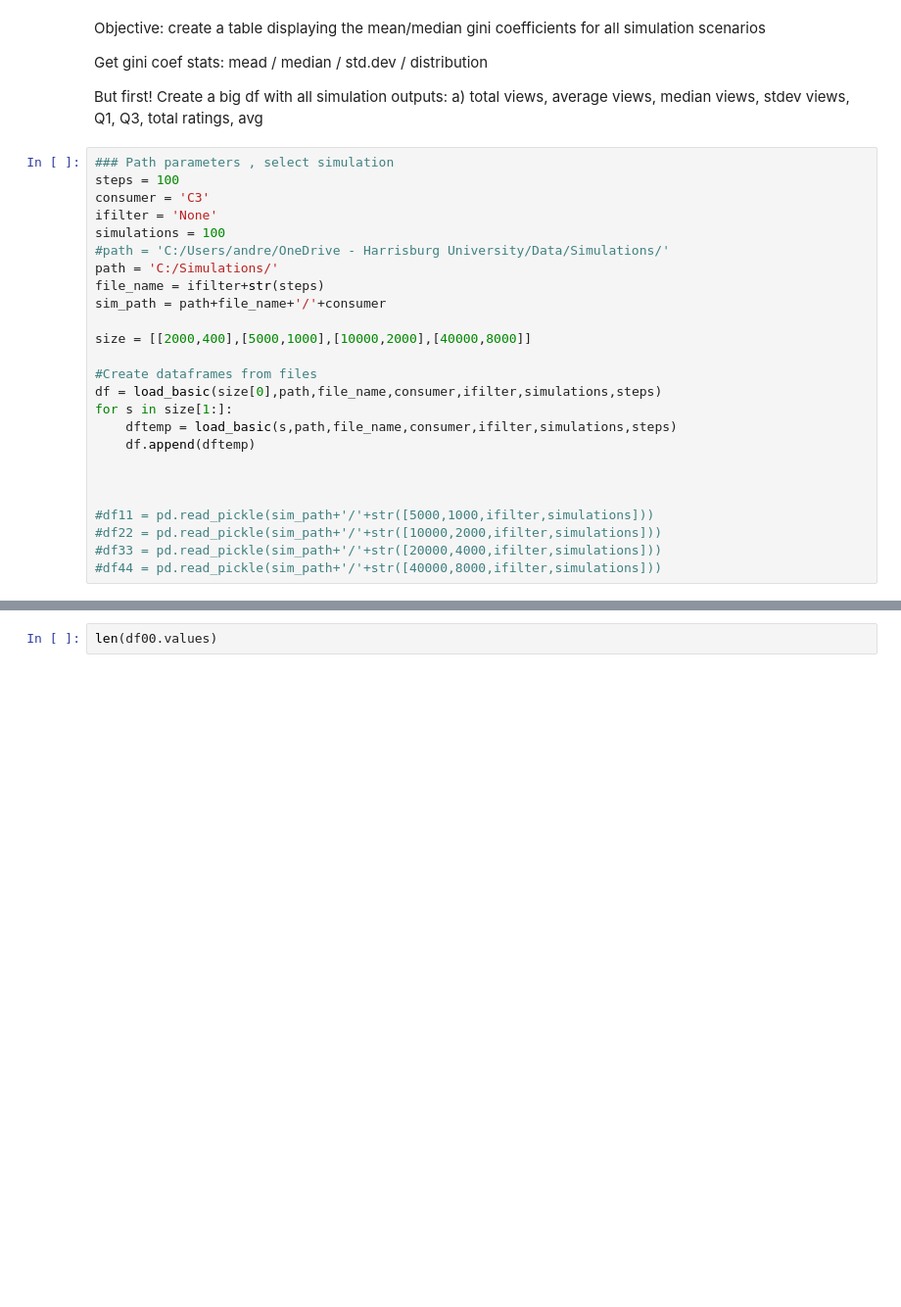
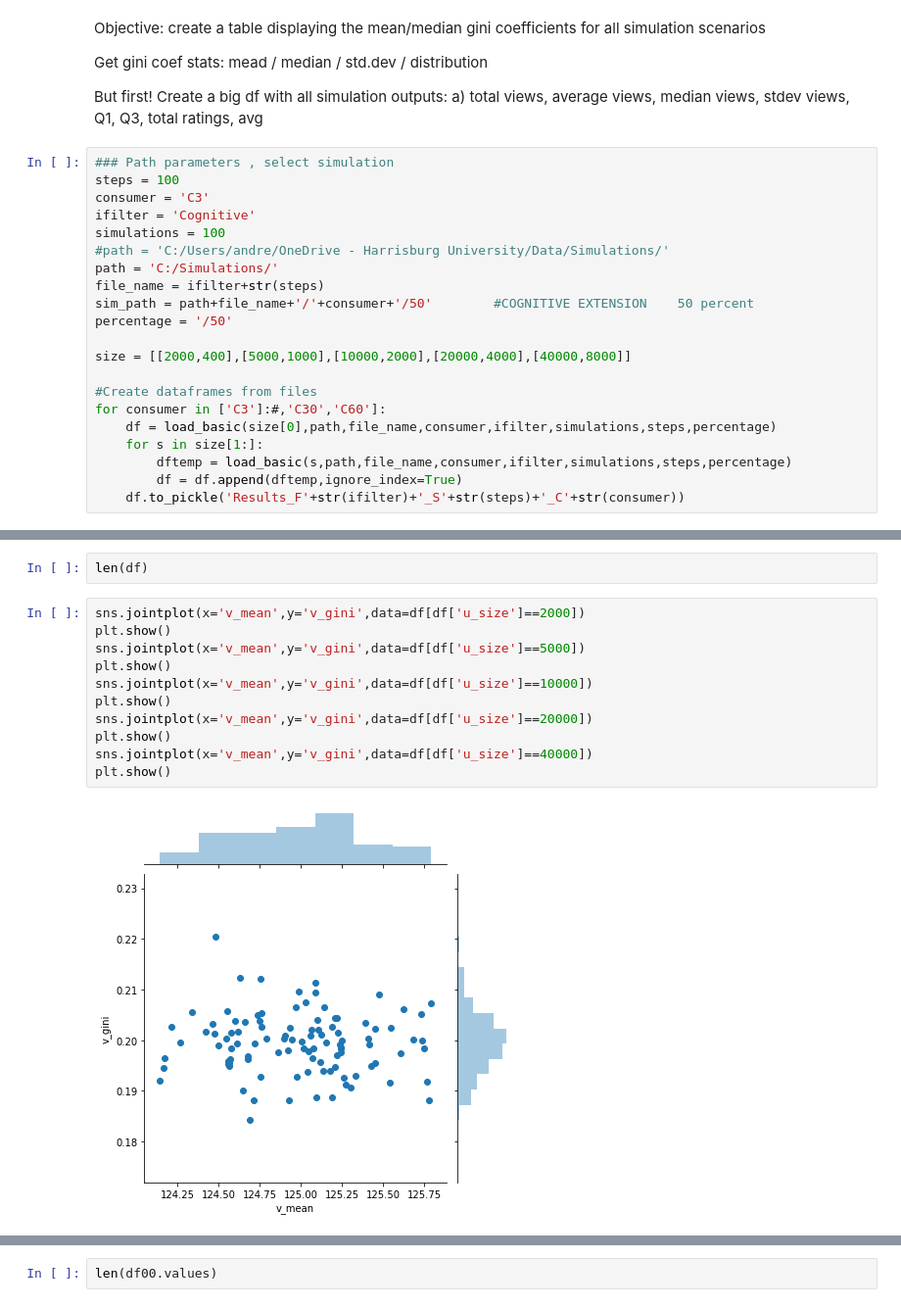
Before and after one commit to Andrelhu/Diversity-on-RecSys, a Jupyter notebook: Statistical Tests for Simulation Results.ipynb, the cells around one changed output, grey strips where cells are left out. Shown: that part at 98% size. Cells and saved outputs as stored; diff of their text form; blank space fills up the shorter version.

```diff
--- a/Statistical Tests for Simulation Results.ipynb
+++ b/Statistical Tests for Simulation Results.ipynb
@@ -19,24 +19,20 @@ a) total views, average views, median views, stdev views, Q1, Q3, total ratings,
 ### Path parameters , select simulation
 steps = 100
 consumer = 'C3'
-ifilter = 'None'
+ifilter = 'Cognitive'
 simulations = 100
 #path = 'C:/Users/andre/OneDrive - Harrisburg University/Data/Simulations/'
 path = 'C:/Simulations/'
 file_name = ifilter+str(steps)
-sim_path = path+file_name+'/'+consumer
+sim_path = path+file_name+'/'+consumer+'/50'        #COGNITIVE EXTENSION    50 percent
+percentage = '/50'
 
-size = [[2000,400],[5000,1000],[10000,2000],[40000,8000]]
+size = [[2000,400],[5000,1000],[10000,2000],[20000,4000],[40000,8000]]
 
 #Create dataframes from files
-df = load_basic(size[0],path,file_name,consumer,ifilter,simulations,steps)
-for s in size[1:]:
-    dftemp = load_basic(s,path,file_name,consumer,ifilter,simulations,steps)
-    df.append(dftemp)
-
-
-
-#df11 = pd.read_pickle(sim_path+'/'+str([5000,1000,ifilter,simulations]))
-#df22 = pd.read_pickle(sim_path+'/'+str([10000,2000,ifilter,simulations]))
-#df33 = pd.read_pickle(sim_path+'/'+str([20000,4000,ifilter,simulations]))
-#df44 = pd.read_pickle(sim_path+'/'+str([40000,8000,ifilter,simulations]))
+for consumer in ['C3']:#,'C30','C60']:
+    df = load_basic(size[0],path,file_name,consumer,ifilter,simulations,steps,percentage)
+    for s in size[1:]:
+        dftemp = load_basic(s,path,file_name,consumer,ifilter,simulations,steps,percentage)
+        df = df.append(dftemp,ignore_index=True)
+    df.to_pickle('Results_F'+str(ifilter)+'_S'+str(steps)+'_C'+str(consumer))
@@ -58,0 +39,15 @@ dftemp
+# %%
+len(df)
+# %%
+sns.jointplot(x='v_mean',y='v_gini',data=df[df['u_size']==2000])
+plt.show()
+sns.jointplot(x='v_mean',y='v_gini',data=df[df['u_size']==5000])
+plt.show()
+sns.jointplot(x='v_mean',y='v_gini',data=df[df['u_size']==10000])
+plt.show()
+sns.jointplot(x='v_mean',y='v_gini',data=df[df['u_size']==20000])
+plt.show()
+sns.jointplot(x='v_mean',y='v_gini',data=df[df['u_size']==40000])
+plt.show()
+# %% [output]
+[figure, added]
```
Also changed, not shown: parts of 3 cells of this notebook, 3 other files.
